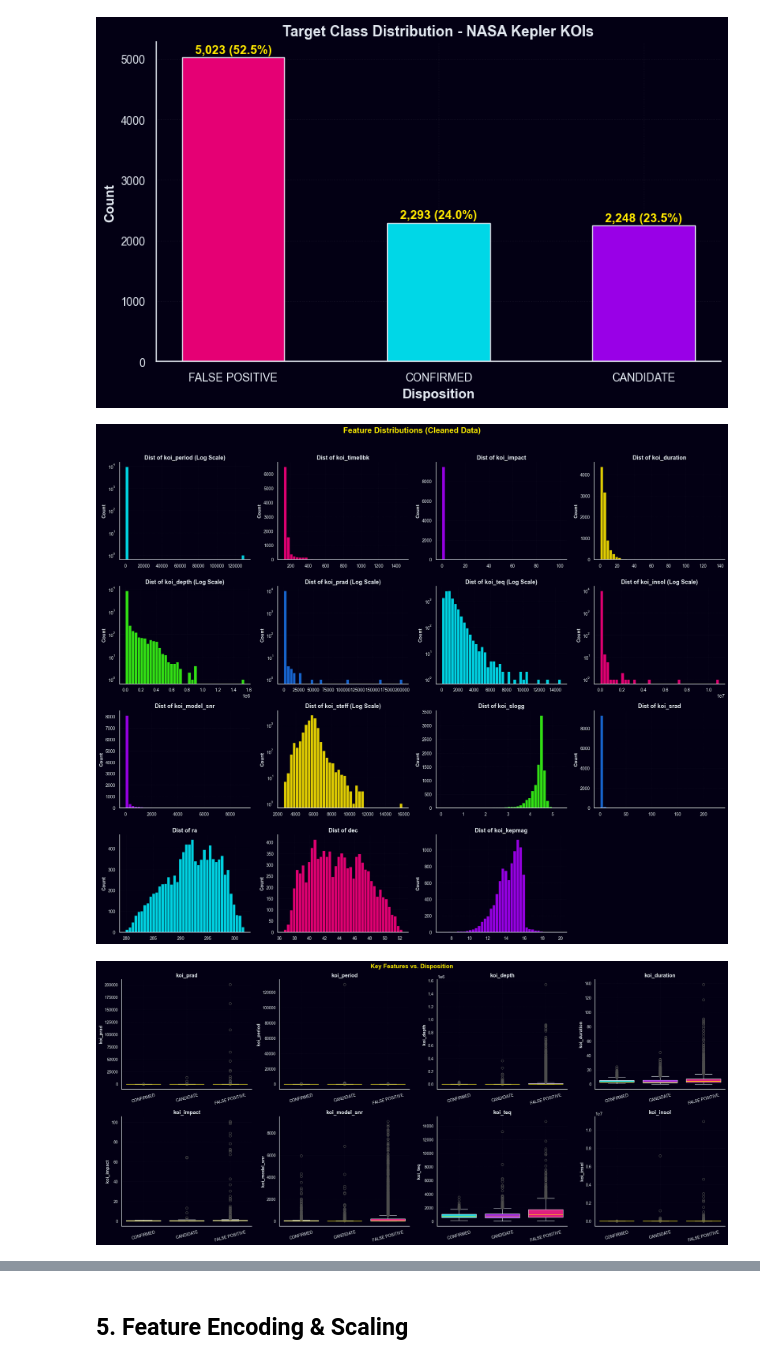
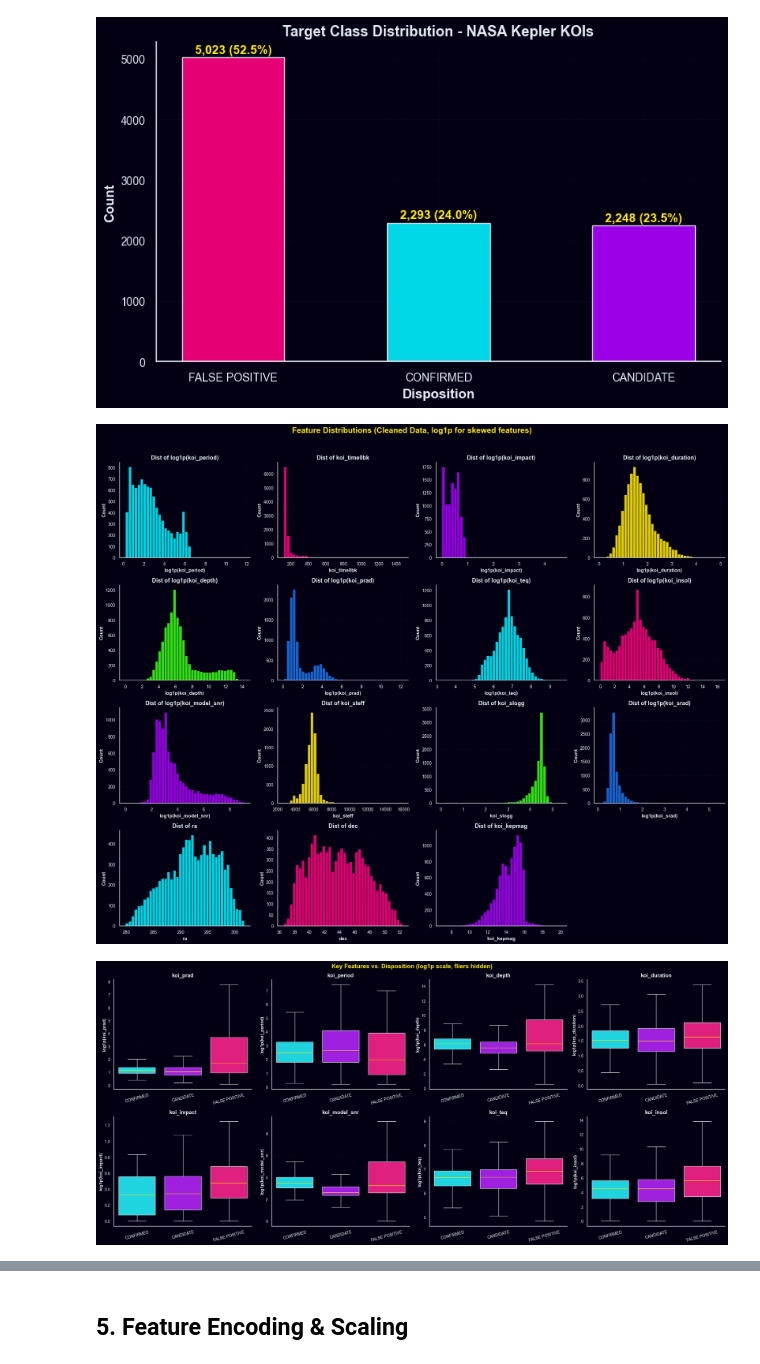
Before and after one commit to Ahmed-Esso/Kepler-Exoplanet, a Jupyter notebook: notebooks/Advanced classifcation.ipynb, the cells around one changed output, grey strips where cells are left out. Saved outputs shown, nothing was run; the diff lists cells and outputs as text; code cells hidden in the pictures.

```diff
--- a/notebooks/Advanced classifcation.ipynb
+++ b/notebooks/Advanced classifcation.ipynb
@@ -283,6 +311,7 @@ plt.show()
 # %% [output]
 [figure]
 # %%
+
 # EDA - Feature Distributions (Histograms)
 
 # 1. Define feature_cols
@@ -293,59 +322,75 @@ feature_cols = [
     'ra', 'dec', 'koi_kepmag'
 ]
 
+skewed_features = [
+    'koi_period', 'koi_impact', 'koi_duration', 'koi_depth',
+    'koi_prad', 'koi_teq', 'koi_insol', 'koi_model_snr', 'koi_srad'
+]
+
 fig, axes = plt.subplots(4, 4, figsize=(20, 16))
 axes = axes.flatten()
 
-# Iterate through your 15 features
+# Heavy-tailed transit features are shown on log1p scale so the bulk is visible.
 for i, col in enumerate(feature_cols):
     ax = axes[i]
-    ax.hist(df_final[col], bins=40, color=GALAXY_PALETTE[i % len(GALAXY_PALETTE)], edgecolor=GALAXY_BG, alpha=0.88)
-    ax.set_title(f'Dist of {col}', fontsize=11, fontweight='bold')
+    values = df_eda[col]
+    xlabel = col
+    if col in skewed_features:
+        values = np.log1p(values.clip(lower=0))
+        xlabel = f'log1p({col})'
+
+    ax.hist(values, bins=40, color=GALAXY_PALETTE[i % len(GALAXY_PALETTE)], edgecolor=GALAXY_BG, alpha=0.88)
+    ax.set_title(f'Dist of {xlabel}', fontsize=11, fontweight='bold')
+    ax.set_xlabel(xlabel)
     ax.set_ylabel('Count')
-
-    if df_final[col].max() > 10000:
-        ax.set_yscale('log')
-        ax.set_title(f'Dist of {col} (Log Scale)', fontsize=11, fontweight='bold', color=GALAXY_ACCENT2)
-
     apply_galaxy_axes(ax)
 
 for j in range(len(feature_cols), len(axes)):
     axes[j].set_visible(False)
 
-fig.suptitle('Feature Distributions (Cleaned Data)', fontsize=18, fontweight='bold', y=1.02, color=GALAXY_ACCENT4)
+fig.suptitle('Feature Distributions (Cleaned Data, log1p for skewed features)', fontsize=18, fontweight='bold', y=1.02, color=GALAXY_ACCENT4)
 apply_galaxy_figure(fig)
 plt.tight_layout()
 plt.savefig('02_feature_distributions.png', dpi=150)
 plt.show()
 # %% [output]
-[figure, old version]
+[figure, new version]
 # %%
+
 # Boxplots per Class
 key_features = ['koi_prad', 'koi_period', 'koi_depth', 'koi_duration',
                 'koi_impact', 'koi_model_snr', 'koi_teq', 'koi_insol']
 
 fig, axes = plt.subplots(2, 4, figsize=(22, 10))
 axes = axes.flatten()
 palette = GALAXY_CLASS_PALETTE
+plot_order = ['CONFIRMED', 'CANDIDATE', 'FALSE POSITIVE']
+
+# Use log1p values and hide fliers so extreme KOI outliers do not flatten the boxes.
+df_box = df_eda[['koi_disposition'] + key_features].copy()
+for col in key_features:
+    df_box[f'{col}_log1p'] = np.log1p(df_box[col].clip(lower=0))
 
 for i, col in enumerate(key_features):
     ax = axes[i]
-    sns.boxplot(x='koi_disposition', y=col, data=df_final,
+    plot_col = f'{col}_log1p'
+    sns.boxplot(x='koi_disposition', y=plot_col, data=df_box,
                 hue='koi_disposition', palette=palette, ax=ax,
-                order=['CONFIRMED', 'CANDIDATE', 'FALSE POSITIVE'],
-                legend=False,
+                order=plot_order, legend=False, showfliers=False,
                 boxprops={'edgecolor': GALAXY_FG},
                 whiskerprops={'color': GALAXY_FG},
                 capprops={'color': GALAXY_FG},
                 medianprops={'color': GALAXY_ACCENT4})
     ax.set_title(col, fontsize=11, fontweight='bold')
     ax.set_xlabel('')
+    ax.set_ylabel(f'log1p({col})')
     ax.tick_params(axis='x', rotation=15)
     apply_galaxy_axes(ax)
 
-fig.suptitle('Key Features vs. Disposition', fontsize=15, fontweight='bold', color=GALAXY_ACCENT4)
+fig.suptitle('Key Features vs. Disposition (log1p scale, fliers hidden)', fontsize=15, fontweight='bold', color=GALAXY_ACCENT4)
 plt.tight_layout()
+plt.savefig('03_key_features_vs_disposition_log_boxplots.png', dpi=150, bbox_inches='tight')
 plt.show()
 # %% [output]
-[figure, old version]
+[figure, new version]
 # %%
```
Also changed, not shown: parts of 36 cells of this notebook.
